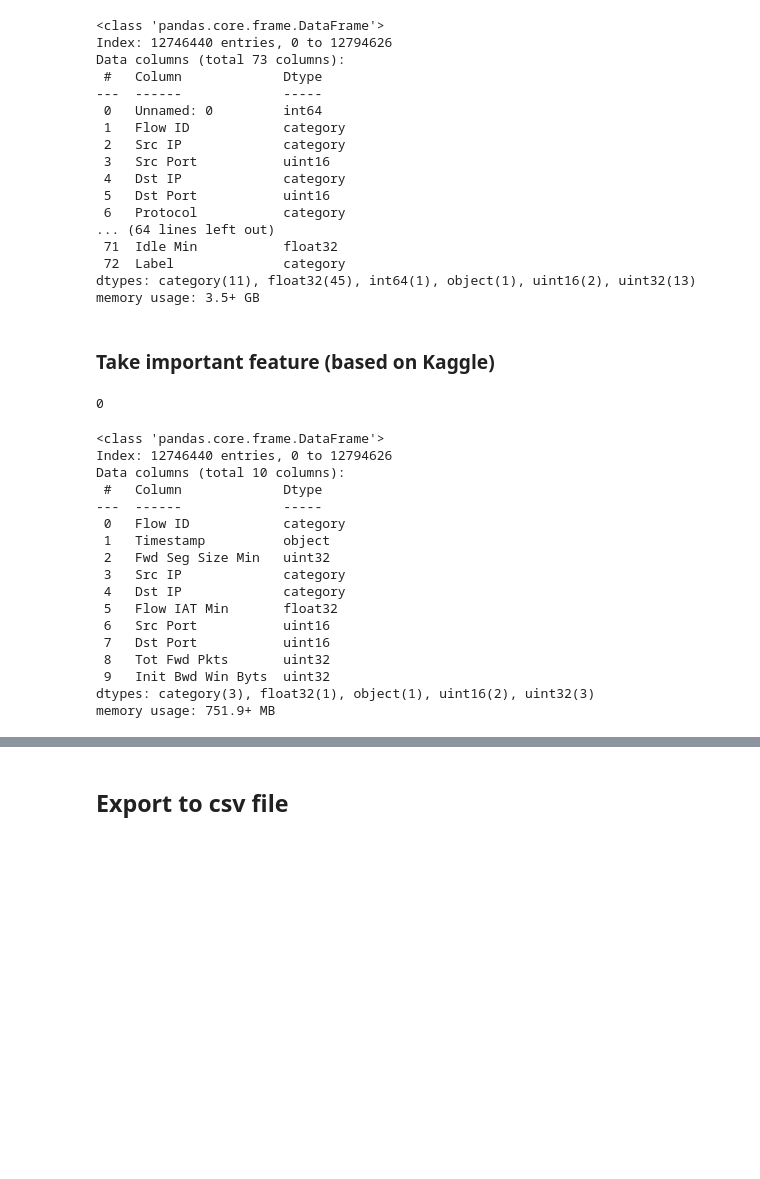
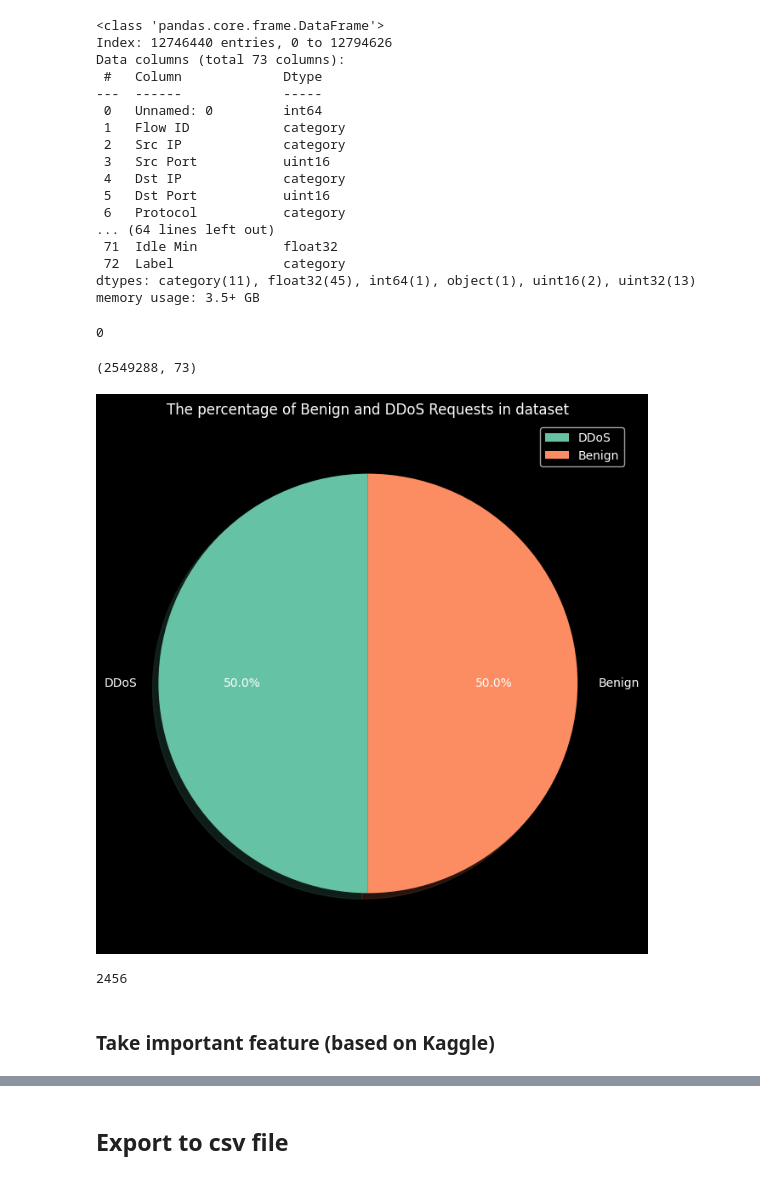
Before and after one commit to minhhuy1201/IS335.HTCL21, a Jupyter notebook: preprocessing/ddos_balanced.ipynb, the cells around one changed output, grey strips where cells are left out. Drawn from its saved outputs; the diff is of its cells as text; code cells hidden in the pictures; blank space fills up the shorter version.

```diff
--- a/preprocessing/ddos_balanced.ipynb
+++ b/preprocessing/ddos_balanced.ipynb
@@ -434,46 +434,40 @@ Data columns (total 73 columns):
  72  Label              category
 dtypes: category(11), float32(45), int64(1), object(1), uint16(2), uint32(13)
 memory usage: 3.5+ GB
+# %%
+# Take 10% first rows and 10% last rows
+df_reduce = pd.concat([df.head(int(len(df) * 0.1)), df.tail(int(len(df) * 0.1))])
+# %%
+del df
+
+gc.collect()
+# %% [output]
+0
+# %%
+df_reduce.shape
+# %% [output]
+(2549288, 73)
+# %%
+plt.theme = "light"
+
+Label = ["DDoS", "Benign"]
+sizes = [
+    df_reduce["Label"].value_counts()["ddos"],
+    df_reduce["Label"].value_counts()["Benign"],
+]
+
+plt.figure(figsize=(13, 8))
+colors = sns.color_palette("Set2")
+plt.pie(
+    sizes, labels=Label, autopct="%1.1f%%", shadow=True, startangle=90, colors=colors
+)
+plt.legend(["DDoS", "Benign"])
+plt.title("The percentage of Benign and DDoS Requests in dataset")
+plt.show()
+
+gc.collect()
+# %% [output]
+[figure, added]
+2456
 # %% [markdown]
 ### Take important feature (based on Kaggle)
-# %%
-df_final = df[
-    [
-        "Flow ID",
-        "Timestamp",
-        "Fwd Seg Size Min",
-        "Src IP",
-        "Dst IP",
-        "Flow IAT Min",
-        "Src Port",
-        "Dst Port",
-        "Tot Fwd Pkts",
-        "Init Bwd Win Byts",
-    ]
-]
-
-del df
-
-gc.collect()
-# %% [output]
-0
-# %%
-df_final.info()
-# %% [output]
-<class 'pandas.core.frame.DataFrame'>
-Index: 12746440 entries, 0 to 12794626
-Data columns (total 10 columns):
- #   Column             Dtype
----  ------             -----
- 0   Flow ID            category
- 1   Timestamp          object
- 2   Fwd Seg Size Min   uint32
- 3   Src IP             category
- 4   Dst IP             category
- 5   Flow IAT Min       float32
- 6   Src Port           uint16
- 7   Dst Port           uint16
- 8   Tot Fwd Pkts       uint32
- 9   Init Bwd Win Byts  uint32
-dtypes: category(3), float32(1), object(1), uint16(2), uint32(3)
-memory usage: 751.9+ MB
```
Also changed, not shown: parts of 6 cells of this notebook, 3 other files.
